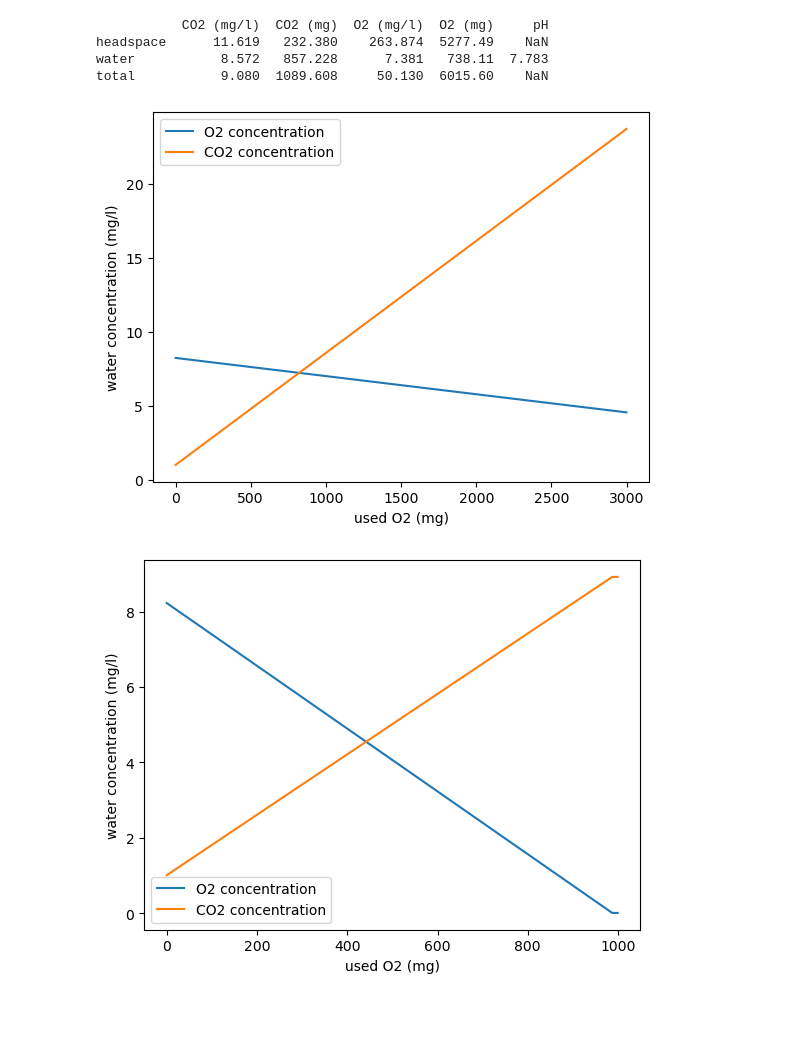
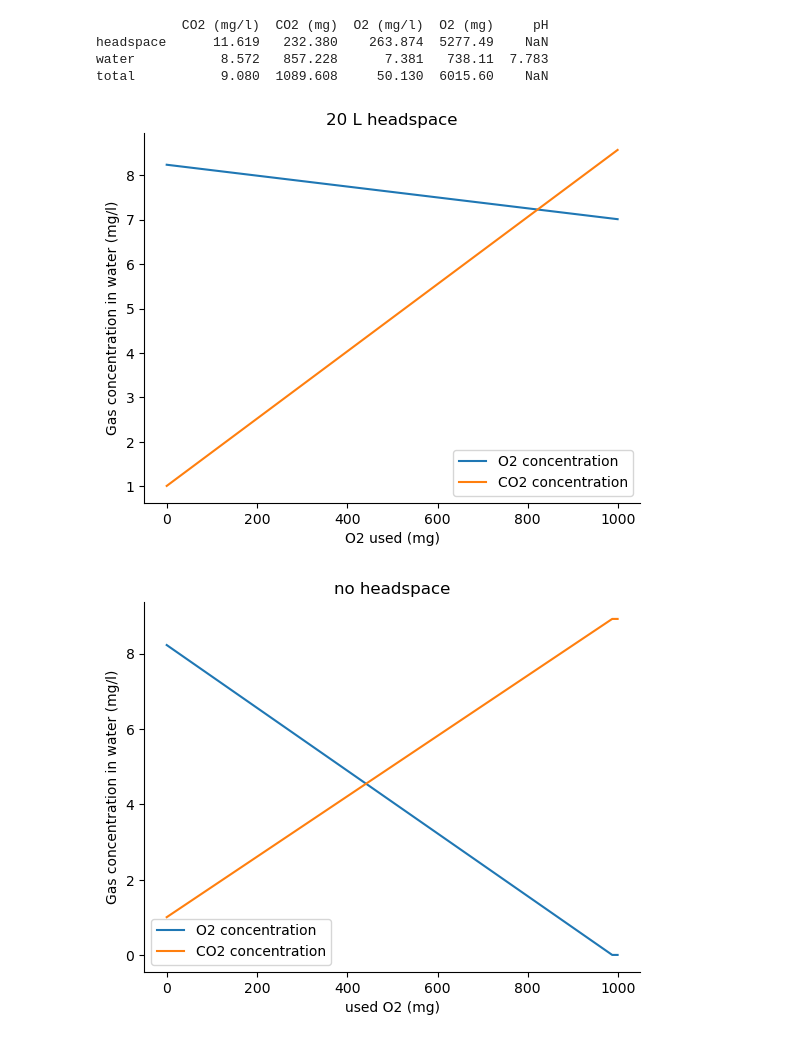
Before and after one commit to gaborturu/aquarium, a Jupyter notebook: Tank CO2_O2.ipynb, the cells around one changed output. Drawn from its saved outputs; the diff is of its cells as text; code cells hidden in the pictures; blank space fills up the shorter version.

```diff
--- a/Tank CO2_O2.ipynb
+++ b/Tank CO2_O2.ipynb
@@ -26,26 +29,31 @@ total           9.080  1089.608     50.130  6015.60    NaN
 # %%
 tank = Tank(volume = 100,
             headspace = 20,
             KH=10,
             room_CO2_equilibrium=1
             )
 
 CO2 = []
 O2 = []
 
-for o2 in range(3000):
+for o2 in range(1000):
     tank.use_O2(1, 0.7)
     CO2.append(tank.CO2_water_concentration)
     O2.append(tank.O2_water_concentration)
 
+fig = plt.figure()
 plt.plot(O2, label="O2 concentration")
 plt.plot(CO2, label="CO2 concentration")
 plt.legend()
-plt.xlabel("used O2 (mg)")
-plt.ylabel("water concentration (mg/l)")
+plt.xlabel("O2 used (mg)")
+plt.ylabel("Gas concentration in water (mg/l)")
+plt.title("20 L headspace")
+sns.despine()
 plt.show()
+
+fig.savefig("headspace_CO2_O2.png")
 # %% [output]
-[figure, old version]
+[figure, new version]
 # %%
 tank = Tank(volume = 120,
             headspace = 0,
@@ -61,11 +69,15 @@ for o2 in range(1000):
     CO2.append(tank.CO2_water_concentration)
     O2.append(tank.O2_water_concentration)
 
+fig = plt.figure()
 plt.plot(O2, label="O2 concentration")
 plt.plot(CO2, label="CO2 concentration")
 plt.legend()
 plt.xlabel("used O2 (mg)")
-plt.ylabel("water concentration (mg/l)")
+plt.ylabel("Gas concentration in water (mg/l)")
+plt.title("no headspace")
+sns.despine()
 plt.show()
+fig.savefig("no_headspace_CO2_O2.png")
 # %% [output]
-[figure, old version]
+[figure, new version]
```
Also changed, not shown: parts of 3 cells of this notebook.
